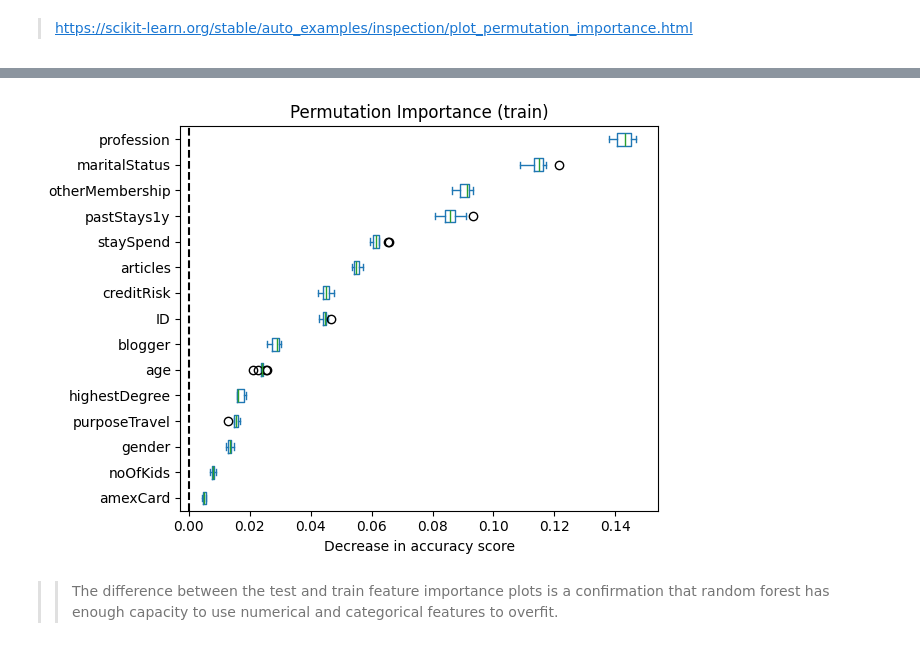
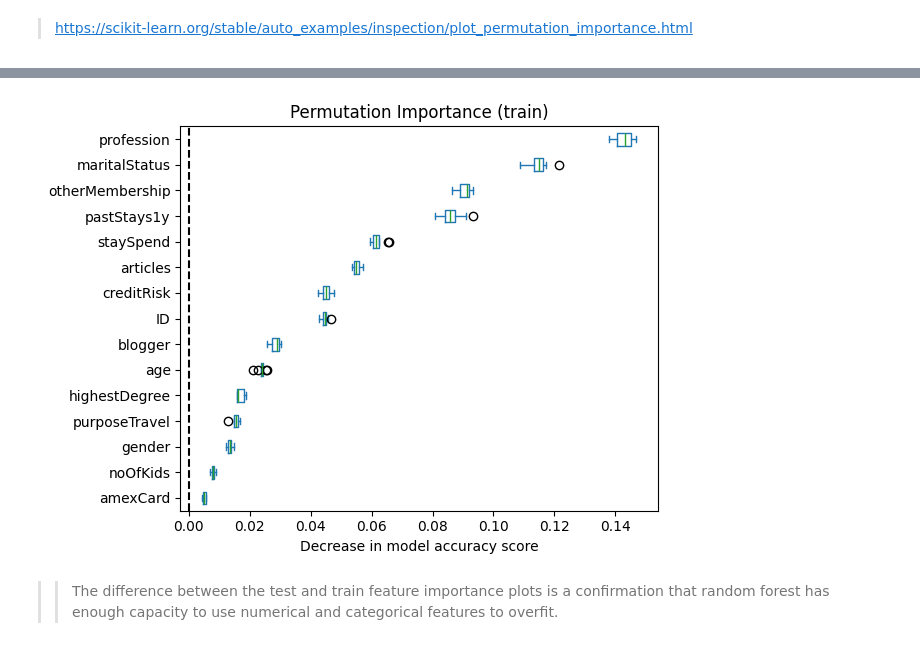
Before and after one commit to ranja-sarkar/DecisionTree, a Jupyter notebook: features_RFC.ipynb, the cells around one changed output, grey strips where cells are left out. Cells and saved outputs as stored; diff of their text form; code cells hidden in the pictures.

```diff
--- a/features_RFC.ipynb
+++ b/features_RFC.ipynb
@@ -202,7 +185,7 @@ x_train, x_test, y_train, y_test = train_test_split(X, Y, test_size = 0.3, rando
 # %% [markdown]
 >> https://scikit-learn.org/stable/modules/generated/sklearn.ensemble.RandomForestClassifier.html
 # %%
-rfc = RandomForestClassifier(n_estimators = 100, random_state = 42)  #default
+rfc = RandomForestClassifier(random_state = 42)  #default
 rfc.fit(x_train, y_train)
 # %% [output]
 RandomForestClassifier(random_state=42)
@@ -253,20 +257,19 @@ ax.figure.tight_layout()
 # %%
 result = permutation_importance(
     rfc, x_train, y_train, n_repeats = 10, random_state = 42, n_jobs = 2)
 
-
 sorted_importances_idx = result.importances_mean.argsort()
 importances = pd.DataFrame(
     result.importances[sorted_importances_idx].T,
-    columns=X.columns[sorted_importances_idx],
+    columns = x_train.columns[sorted_importances_idx],
 )
 
 ax = importances.plot.box(vert = False)
 ax.set_title("Permutation Importance (train)")
 ax.axvline(x = 0, color = "k", linestyle = "--")
-ax.set_xlabel("Decrease in accuracy score")
+ax.set_xlabel("Decrease in model accuracy score")
 ax.figure.tight_layout()
 # %% [output]
-[figure, old version]
+[figure, new version]
 # %% [markdown]
 >> The difference between the test and train feature importance plots is a confirmation that random forest has enough capacity to use numerical and categorical features to overfit.
```
Also changed, not shown: parts of 33 cells of this notebook.
